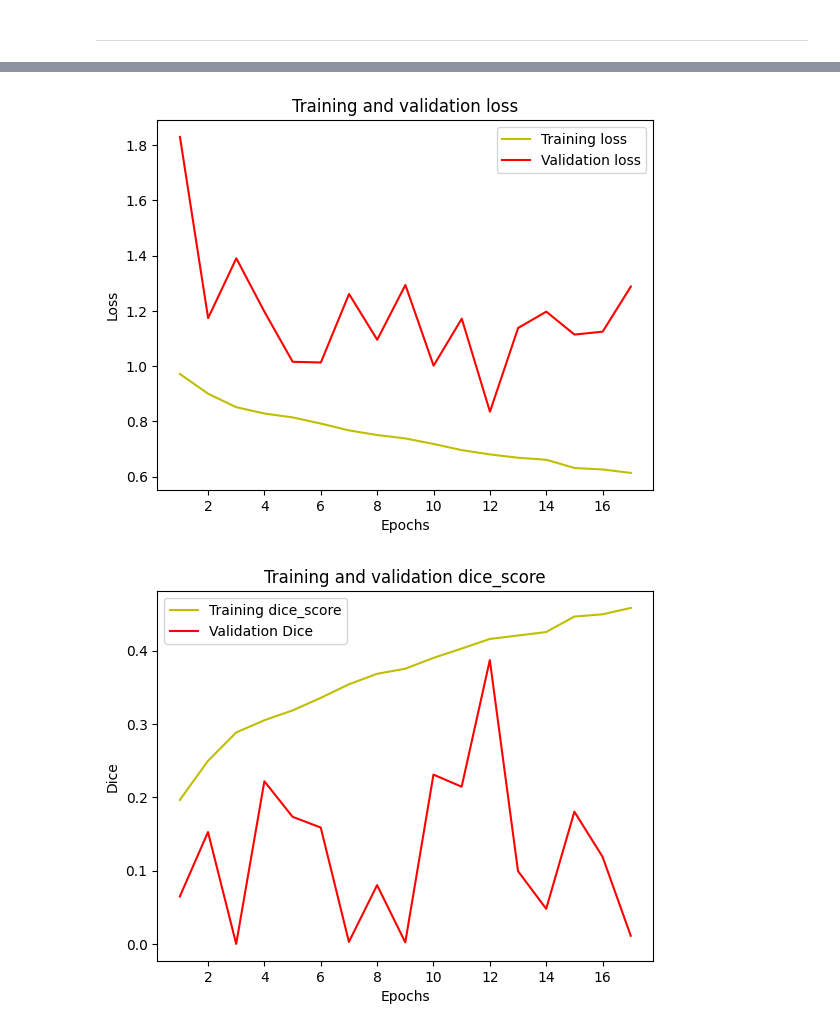
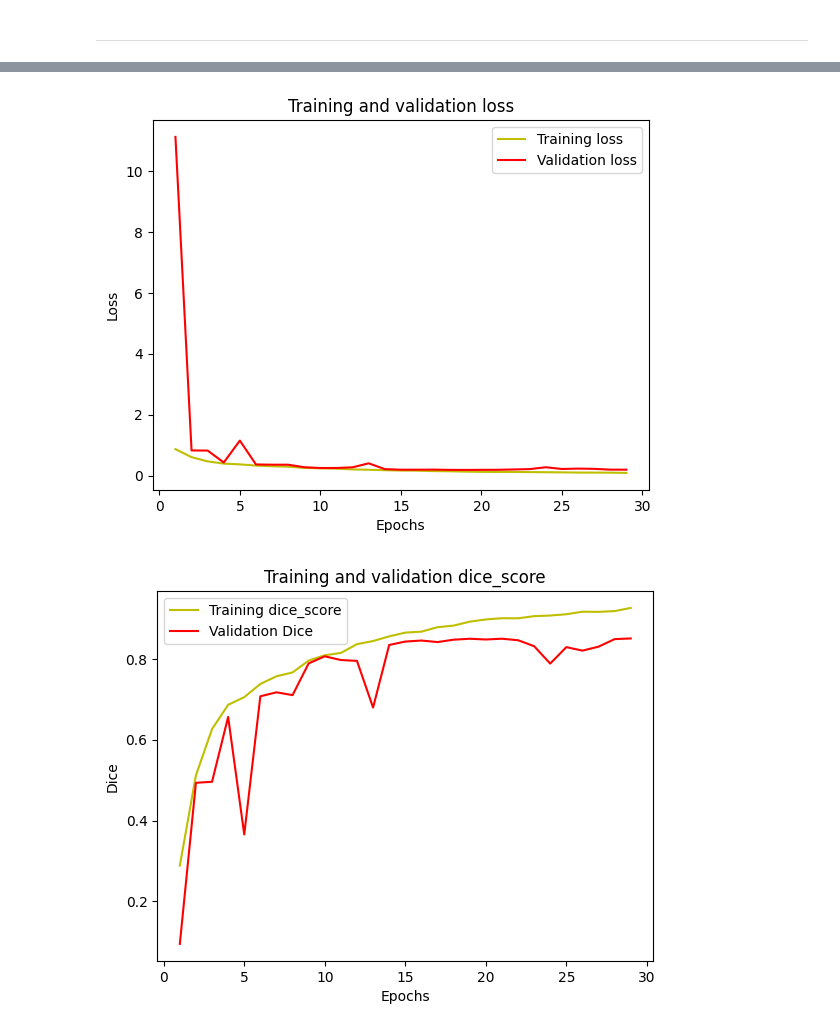
Before and after one commit to mpierangeli/PFI, a Jupyter notebook: unet_v3.ipynb, the cells around one changed output, grey strips where cells are left out. Cells and saved outputs as stored; diff of their text form; code cells hidden in the pictures.

```diff
--- a/unet_v3.ipynb
+++ b/unet_v3.ipynb
@@ -70,8 +70,8 @@ def load_data(ids,suj_path,mask_path):
 # %%
 def batch_generator(suj_path, mask_path):
     suj_files = os.listdir(suj_path)
-    #mask_files = os.listdir(mask_path)
     indices = np.arange(len(suj_files))
+    indices = np.random.permutation(indices)
     batch=[]
     while True:
             for i in indices:
@@ -211,8 +209,8 @@ def scheduler(epoch, lr):
         return lr * tf.math.exp(-0.1)
 # %%
 my_callbacks = [
-    tf.keras.callbacks.EarlyStopping(patience=5,restore_best_weights=True),
-    tf.keras.callbacks.ModelCheckpoint(filepath='modelsh5/unet_model.{epoch:02d}-{val_loss:.2f}-{val_DiceBCE}.h5',save_best_only=True),
+    tf.keras.callbacks.EarlyStopping(patience=10,restore_best_weights=True),
+    tf.keras.callbacks.ModelCheckpoint(filepath='modelsh5/unet_model.{epoch:02d}-{val_loss:.2f}-{val_DiceBCE}_znorm_.h5',save_best_only=True),
     tf.keras.callbacks.LearningRateScheduler(scheduler,verbose=True)
     #tf.keras.callbacks.TensorBoard(log_dir='./logs'),
 ]
@@ -260,30 +276,30 @@ my_unet.evaluate()
 # %%
 ###
 #plot the training and validation accuracy and loss at each epoch
-loss = history2.history['loss']
-val_loss = history2.history['val_loss']
+loss = history.history['loss']
+val_loss = history.history['val_loss']
 epochs = range(1, len(loss) + 1)
 plt.plot(epochs, loss, 'y', label='Training loss')
 plt.plot(epochs, val_loss, 'r', label='Validation loss')
 plt.title('Training and validation loss')
 plt.xlabel('Epochs')
 plt.ylabel('Loss')
 plt.legend()
 plt.show()
 
-acc = history2.history['DiceBCE']
-val_acc = history2.history['val_DiceBCE']
+acc = history.history['DiceBCE']
+val_acc = history.history['val_DiceBCE']
 
 plt.plot(epochs, acc, 'y', label='Training dice_score')
 plt.plot(epochs, val_acc, 'r', label='Validation Dice')
 plt.title('Training and validation dice_score')
 plt.xlabel('Epochs')
 plt.ylabel('Dice')
 plt.legend()
 plt.show()
 # %% [output]
-[figure, old version]
+[figure, new version]
-[figure, old version]
+[figure, new version]
 # %%
 test_image_batch, test_mask_batch = val_gen_ds.__next__()
 test_img_number = random.randint(0, len(test_image_batch)-1)
```
Also changed, not shown: parts of 12 cells of this notebook, 29 other files.
